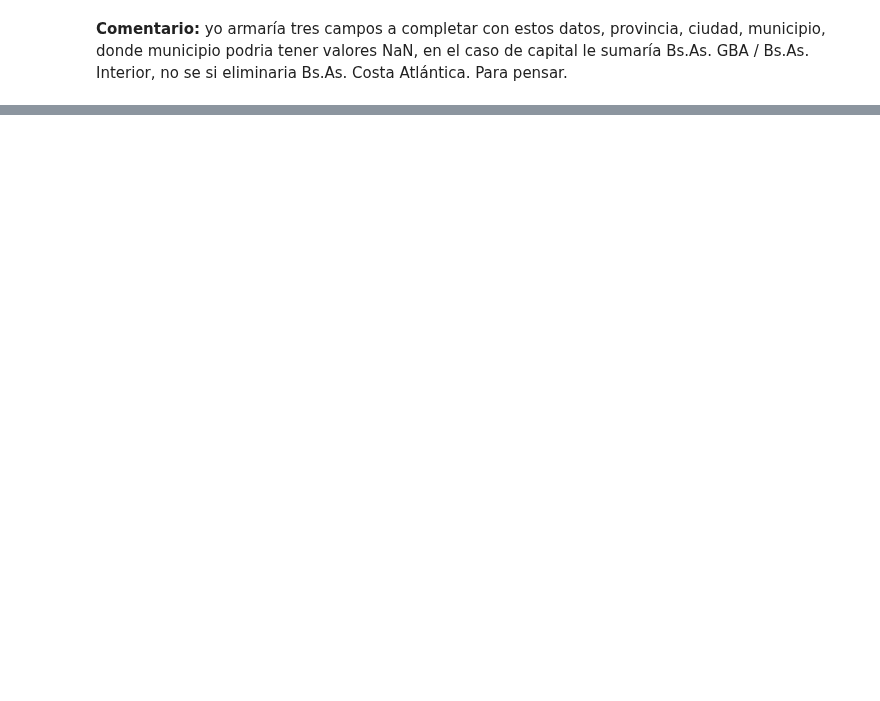
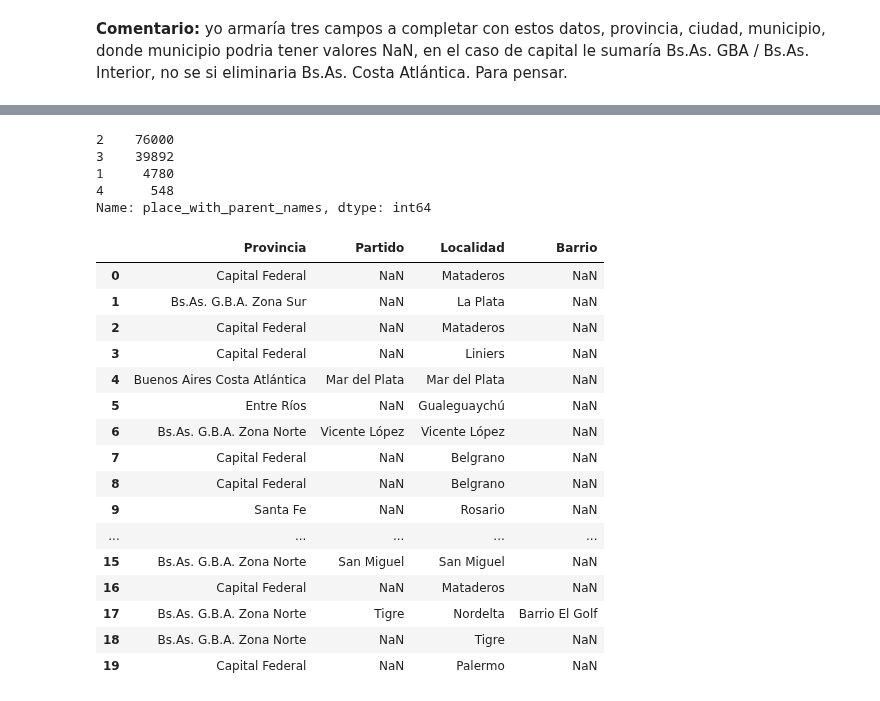
Before and after one commit to nachommm/desafio1, a Jupyter notebook: Desafio1.ipynb, the cells around one changed output, grey strips where cells are left out. Saved outputs shown, nothing was run; the diff lists cells and outputs as text; code cells hidden in the pictures; blank space fills up the shorter version.

Commit message:
separacion del campo place_with_parent_name y comentarios

```diff
--- a/Desafio1.ipynb
+++ b/Desafio1.ipynb
@@ -214,0 +218,3 @@ Name: place_with_parent_names, dtype: object
+# %%
+serie_lista_place_split = place_parent_final.apply(lambda x: x.split("|"))
+serie_lista_place_split.head(10)
@@ -214,0 +237,47 @@ Name: place_with_parent_names, dtype: object
+# %%
+# Veo las cantidades de elementos en las listas que quedaron luego del split
+# veo que hay registros con 4 elementos
+serie_len = serie_lista_place_split.apply(len)
+serie_len.value_counts()
+# %% [output]
+2    76000
+3    39892
+1     4780
+4      548
+Name: place_with_parent_names, dtype: int64
+# %%
+#armo funciones para extraer el elemento que me interesa de cada lista según la posicion
+#también considero la opcion de Capital Federal, donde la logica es distinta
+
+def get_barrio(x):
+    if x[0] == 'Capital Federal':
+        barrio = x[2] if len(x) == 3 else np.NaN
+    else:
+        barrio = x[3] if (len(x) == 4) else np.NaN
+    return barrio
+
+def get_localidad(x):
+    if x[0] == 'Capital Federal':
+        localidad = x[1] if (len(x) == 3 or len(x) == 2) else np.NaN
+    else:
+        localidad = x[2] if (len(x) == 4) else (x[1] if (len(x) == 3 or len(x) == 2) else x[0])
+    return localidad
+
+def get_partido(x):
+    if x[0] == 'Capital Federal':
+        partido = np.NaN
+    else:
+        partido = x[1] if (len(x) == 4 or len(x) == 3) else np.NaN
+    return partido
+
+def get_provincia(x):
+    return np.NaN if len(x) == 1 else x[0]
+# %%
+#aplico la funcion para crear 4 series distintas
+serie_barrio = serie_lista_place_split.apply(get_barrio)
+
+serie_localidad = serie_lista_place_split.apply(get_localidad)
+
+serie_partido = serie_lista_place_split.apply(get_partido)
+
+serie_provincia = serie_lista_place_split.apply(get_provincia)
@@ -214,0 +291,24 @@ Name: place_with_parent_names, dtype: object
+# %%
+#armo un df nuevo para ver cómo quedó la separación
+frame = { 'Provincia': serie_provincia, 'Partido': serie_partido,'Localidad': serie_localidad, 'Barrio': serie_barrio  }
+
+df_place_names = pd.DataFrame(frame)
+df_place_names.head(20)
+# %% [output]
+|  | Provincia | Partido | Localidad | Barrio |
+| 0 | Capital Federal | NaN | Mataderos | NaN |
+| 1 | Bs.As. G.B.A. Zona Sur | NaN | La Plata | NaN |
+| 2 | Capital Federal | NaN | Mataderos | NaN |
+| 3 | Capital Federal | NaN | Liniers | NaN |
+| 4 | Buenos Aires Costa Atlántica | Mar del Plata | Mar del Plata | NaN |
+| 5 | Entre Ríos | NaN | Gualeguaychú | NaN |
+| 6 | Bs.As. G.B.A. Zona Norte | Vicente López | Vicente López | NaN |
+| 7 | Capital Federal | NaN | Belgrano | NaN |
+| 8 | Capital Federal | NaN | Belgrano | NaN |
+| 9 | Santa Fe | NaN | Rosario | NaN |
+| ... | ... | ... | ... | ... |
+| 15 | Bs.As. G.B.A. Zona Norte | San Miguel | San Miguel | NaN |
+| 16 | Capital Federal | NaN | Mataderos | NaN |
+| 17 | Bs.As. G.B.A. Zona Norte | Tigre | Nordelta | Barrio El Golf |
+| 18 | Bs.As. G.B.A. Zona Norte | NaN | Tigre | NaN |
+| 19 | Capital Federal | NaN | Palermo | NaN |
```
Also changed, not shown: parts of 16 cells of this notebook.
